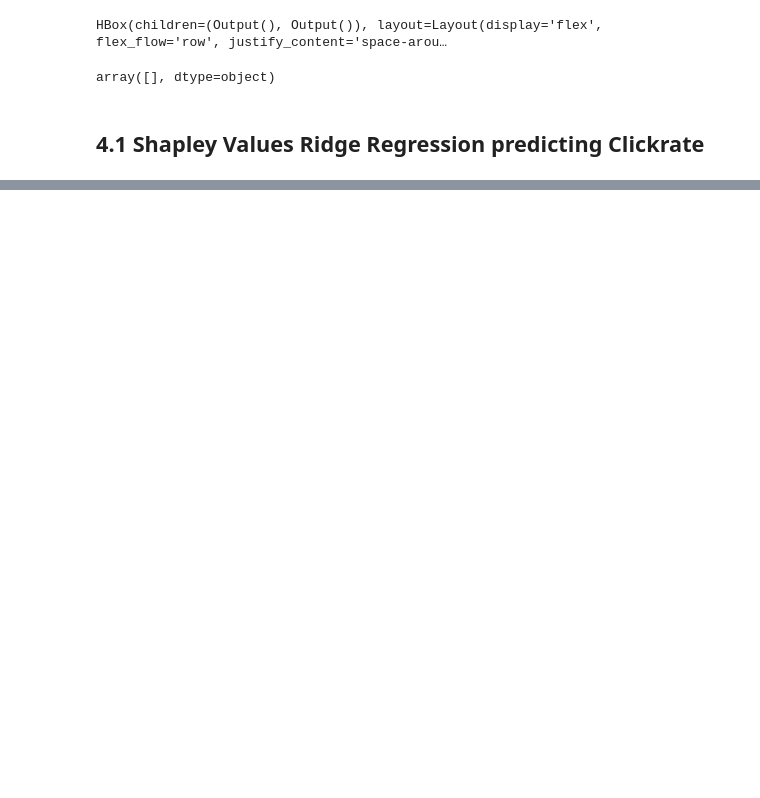
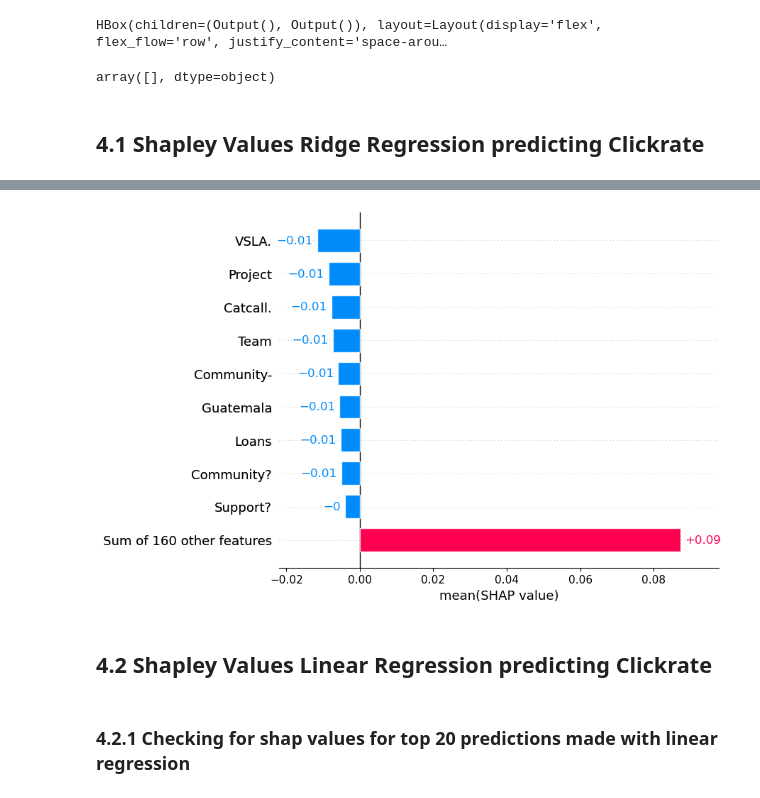
Before and after one commit to antschum/causal_headline_evaluator, a Jupyter notebook: 2023-12-12-Meeting.ipynb, the cells around one changed output, grey strips where cells are left out. Cells and saved outputs as stored; diff of their text form; code cells hidden in the pictures; blank space fills up the shorter version.

```diff
--- a/2023-12-12-Meeting.ipynb
+++ b/2023-12-12-Meeting.ipynb
@@ -411,0 +411,10 @@ shap.plots.text(shap_values)
+# %%
+lowest_values = df.sort_values(["predictions_ridge"],ascending=True).loc[:,['headline']][:20]
+lowest_values["headline"]
+lowest_values = lowest_values.drop_duplicates(keep='first')
+lowest_shap_values_ridge = explainer(lowest_values["headline"])
+# %%
+for i in range(5):
+    shap.plots.text(lowest_shap_values_ridge[i])
+shap.plots.bar(lowest_shap_values_ridge.mean(0),order=shap.Explanation.argsort)
+# %% [output]
@@ -411,0 +426,3 @@ shap.plots.text(shap_values)
+[figure, added]
+# %% [markdown]
+## 4.2 Shapley Values Linear Regression predicting Clickrate
@@ -411,0 +453,2 @@ shap.plots.text(shap_values)
+# %% [markdown]
+### 4.2.1 Checking for shap values for top 20 predictions made with linear regression
```
Also changed, not shown: parts of 25 cells of this notebook.
